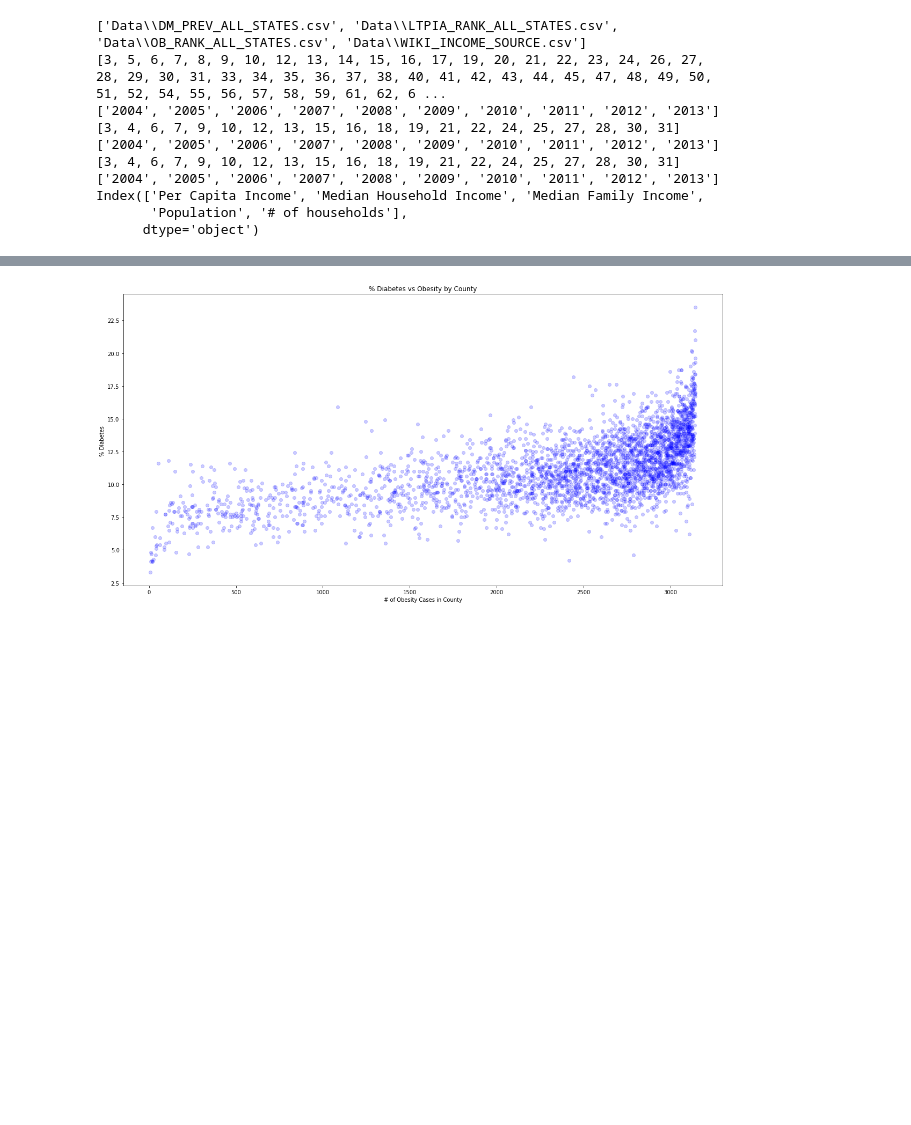
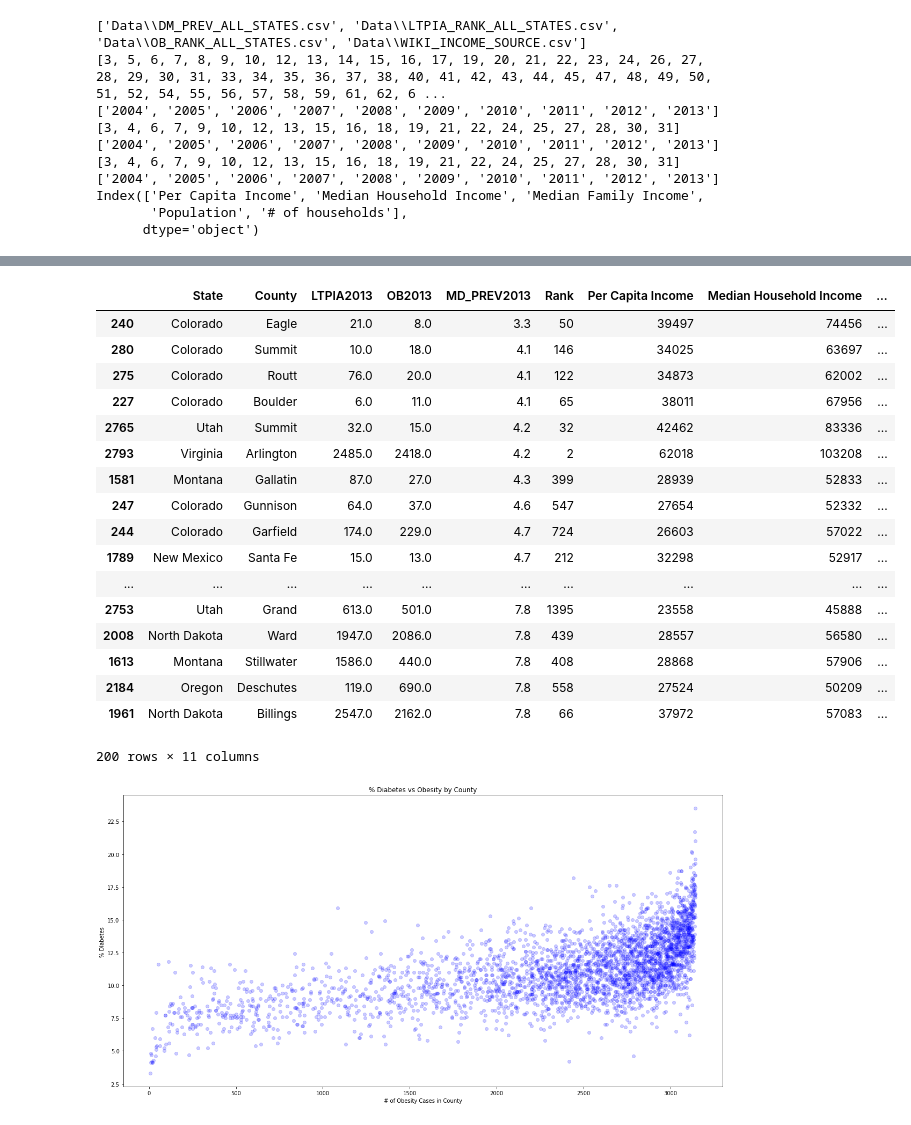
Before and after one commit to tonenguyen/DataAnalytics, a Jupyter notebook: Project1/OtherPatterns.ipynb, the cells around one changed output, grey strips where cells are left out. Drawn from its saved outputs; the diff is of its cells as text; code cells hidden in the pictures; blank space fills up the shorter version.

```diff
--- a/Project1/OtherPatterns.ipynb
+++ b/Project1/OtherPatterns.ipynb
@@ -200,7 +220,39 @@ diabetesInfo['LTPIA'] = pd.merge(dfMapsFiles['LTPIA'][dfIndex], dfMapsFiles['DM_
 #diabetesInfo['INCOME'].sort_values("2013", ascending=False)
 #diabetesInfo['OB'] = pd.merge(dfMapsFiles['OB'][dfIndex], dfMapsFiles['INCOME'][dfIndex], on=['County','State'])
 
-#diabetesInfo['OB']
+LTPIA2013 = dfMapsFiles['LTPIA'][dfIndex][['State', 'County', '2013']]
+OB2013 = dfMapsFiles['OB'][dfIndex][['State', 'County', '2013']]
+DM_PREV2013 = dfMapsFiles['DM_PREV'][dfIndex][['State', 'County', '2013']]
+diabetesInfo['ALL'] = pd.merge(LTPIA2013, OB2013,  on=['State', 'County'])
+diabetesInfo['ALL'].columns = ['State', 'County', 'LTPIA2013', 'OB2013']
+diabetesInfo['ALL'] = pd.merge(diabetesInfo['ALL'], DM_PREV2013, on=['State', 'County'])
+diabetesInfo['ALL'].columns = ['State', 'County', 'LTPIA2013', 'OB2013', 'MD_PREV2013']
+INCOME = dfMapsFiles['INCOME'][dfIndex]
+diabetesInfo['ALL']=pd.merge(diabetesInfo['ALL'],INCOME, on=['State', 'County'])
+#dfMapsFiles['INCOME'][dfIndex], dfMapsFiles['DM_PREV'][dfIndex],
+#OB2013  LTPIA2013
+# %%
+result = diabetesInfo['ALL']#.groupby("County").mean()
+result.sort_values("MD_PREV2013", ascending=True).head(200)
+# %% [output]
+|  | State | County | LTPIA2013 | OB2013 | MD_PREV2013 | Rank | Per Capita Income | Median Household Income | ... |
+| 240 | Colorado | Eagle | 21.0 | 8.0 | 3.3 | 50 | 39497 | 74456 | ... |
+| 280 | Colorado | Summit | 10.0 | 18.0 | 4.1 | 146 | 34025 | 63697 | ... |
+| 275 | Colorado | Routt | 76.0 | 20.0 | 4.1 | 122 | 34873 | 62002 | ... |
+| 227 | Colorado | Boulder | 6.0 | 11.0 | 4.1 | 65 | 38011 | 67956 | ... |
+| 2765 | Utah | Summit | 32.0 | 15.0 | 4.2 | 32 | 42462 | 83336 | ... |
+| 2793 | Virginia | Arlington | 2485.0 | 2418.0 | 4.2 | 2 | 62018 | 103208 | ... |
+| 1581 | Montana | Gallatin | 87.0 | 27.0 | 4.3 | 399 | 28939 | 52833 | ... |
+| 247 | Colorado | Gunnison | 64.0 | 37.0 | 4.6 | 547 | 27654 | 52332 | ... |
+| 244 | Colorado | Garfield | 174.0 | 229.0 | 4.7 | 724 | 26603 | 57022 | ... |
+| 1789 | New Mexico | Santa Fe | 15.0 | 13.0 | 4.7 | 212 | 32298 | 52917 | ... |
+| ... | ... | ... | ... | ... | ... | ... | ... | ... | ... |
+| 2753 | Utah | Grand | 613.0 | 501.0 | 7.8 | 1395 | 23558 | 45888 | ... |
+| 2008 | North Dakota | Ward | 1947.0 | 2086.0 | 7.8 | 439 | 28557 | 56580 | ... |
+| 1613 | Montana | Stillwater | 1586.0 | 440.0 | 7.8 | 408 | 28868 | 57906 | ... |
+| 2184 | Oregon | Deschutes | 119.0 | 690.0 | 7.8 | 558 | 27524 | 50209 | ... |
+| 1961 | North Dakota | Billings | 2547.0 | 2162.0 | 7.8 | 66 | 37972 | 57083 | ... |
+200 rows × 11 columns
 # %%
 LatsX = diabetesInfo['OB']['2013_x']
 
```
Also changed, not shown: parts of 4 cells of this notebook, 3 other files.
